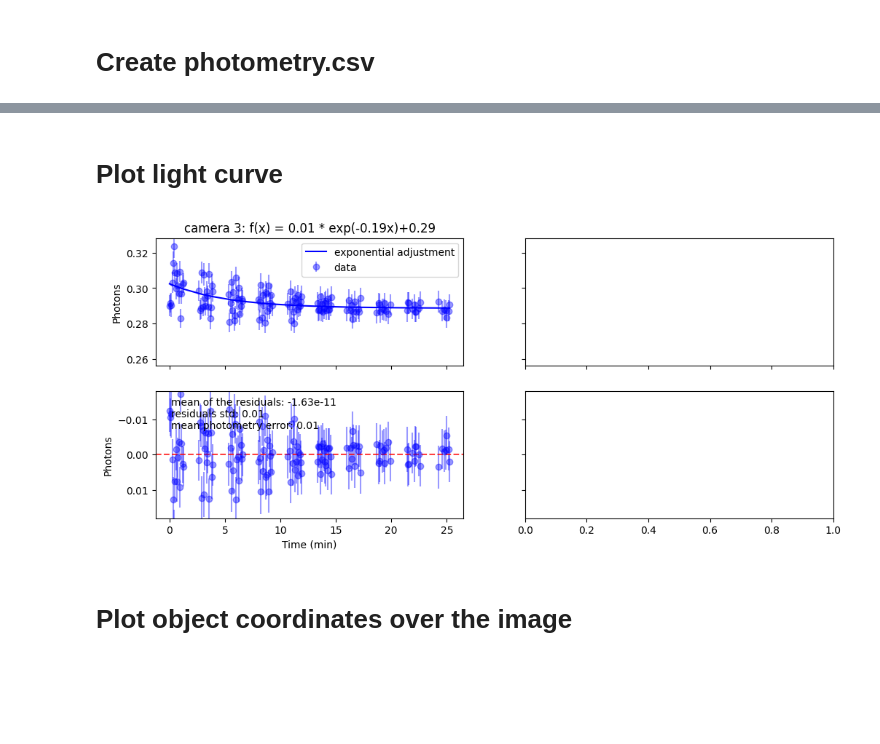
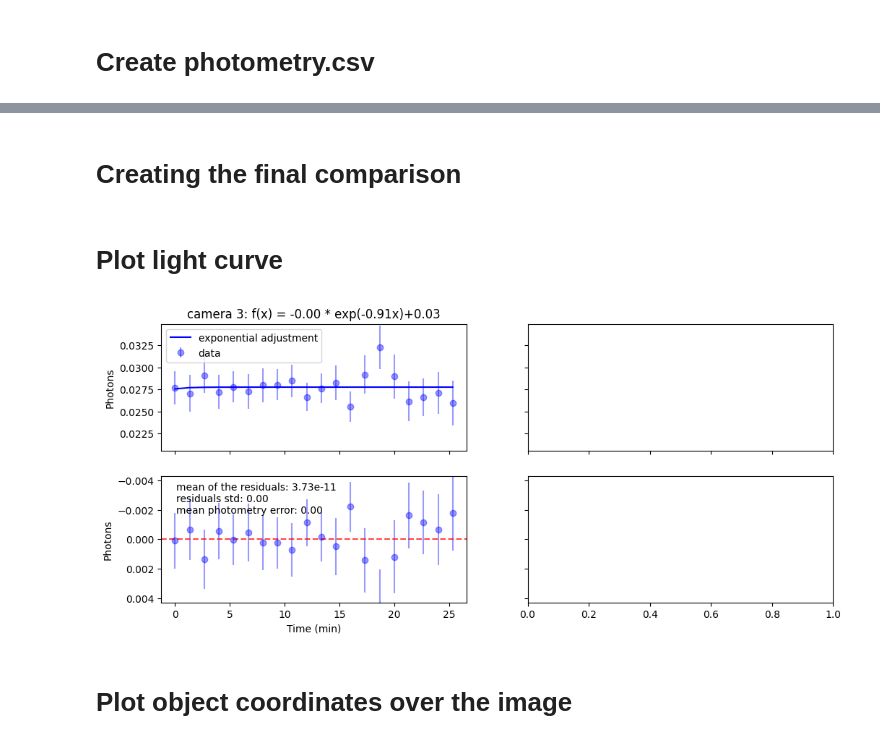
Before and after one commit to DBernardes/Tools-for-the-MOPTOP-pipeline-products, a Jupyter notebook: photometry_extraction.ipynb, the cells around one changed output, grey strips where cells are left out. Drawn from its saved outputs; the diff is of its cells as text; code cells hidden in the pictures; blank space fills up the shorter version.

```diff
--- a/photometry_extraction.ipynb
+++ b/photometry_extraction.ipynb
@@ -132,0 +135,17 @@ Set MJD-END to 60043.227145 from DATE-END'. [astropy.wcs.wcs]
+# %%
+import pandas as pd
+import matplotlib.pyplot as plt
+
+file = os.path.join(src_path, "..", "photometry", "comparison3_cam3.csv")
+df = pd.read_csv(file)
+x, y, radius, photons = df["xcoord"], df["ycoord"], df["psf_radius"], df["star_photons"]
+x /= np.median(x)
+y /= np.median(y)
+radius /= np.median(radius)
+photons /= np.median(photons)
+plt.plot(x, "b-o", alpha=0.7)
+plt.plot(y, "r-o", alpha=0.7)
+plt.plot(radius, "g-o", alpha=0.7)
+plt.plot(photons, "k-o", alpha=0.7)
+
+plt.show()
@@ -133,3 +182,5 @@ Set MJD-END to 60043.227145 from DATE-END'. [astropy.wcs.wcs]
+# %% [markdown]
+# Creating the final comparison
 # %% [markdown]
 # Plot light curve
 # %%
@@ -144,38 +195,6 @@ from astropy.time import Time
 
 def monoExp(x, a, b, c):
     return a * np.exp(-b * x) + c
-
-
-def read_csv_files(comparison_magnitude):
-    csv_path = os.path.join(src_path, "..", "photometry")
-    csv_file = os.path.join(csv_path, f"comparison1_cam{camera}.csv")
-    df = pd.read_csv(csv_file)
-    comp_1 = df["star_photons"]
-    comp_1_err = df["star_error"]
-    csv_file = os.path.join(csv_path, f"comparison2_cam{camera}.csv")
-    df = pd.read_csv(csv_file)
-    comp_2 = df["star_photons"]
-    comp_2_err = df["star_error"]
-
-    csv_file = os.path.join(csv_path, f"candidate6_cam{camera}.csv")
-    df = pd.read_csv(csv_file)
-    cand = df["star_photons"]
-    cand_err = df["star_error"]
-
-    comp = comp_2
-    comp_err = np.sqrt(comp_1_err**2 + comp_2_err**2)
-
-    cand /= comp
-    cand_err /= comp
-
-    # star_mag, star_mag_err = calc_obj_magnitude(
-    #     cand, cand_err, comp, comp_err, comparison_magnitude
-    # )
-
-    mjd = df["mjd"]
-    mjd = (mjd - mjd[0]) * 24 * 60
-
-    return mjd, cand, cand_err
 
 
 def calc_obj_magnitude(star_photons, star_err, comp_photons, comp_err, mag_comparison):
@@ -262,36 +281,51 @@ def plot_circular_data(mjd_start: float, ax):
         err = df["err"]
 
         ax.errorbar(
             mjd[:n],
             mag[:n],
             err[:n],
             marker="o",
             color=["r", "g"][idx],
             label="Circular " + circular,
             alpha=0.5,
             ls="none",
         )
 
 
-comparison_magnitude = 14.406
+def read_star_csv_files(candidate):
+    csv_path = os.path.join(src_path, "..", "photometry")
+
+    csv_file = os.path.join(csv_path, f"candidate{candidate}_cam{camera}.csv")
+    df = pd.read_csv(csv_file)
+    cand = df["star_photons"]
+    cand_err = df["star_error"]
+
+    mjd = df["mjd"]
+    mjd = (mjd - mjd[0]) * 24 * 60
+
+    return mjd, cand, cand_err
+
 
 fig, axs = plt.subplots(2, 2, figsize=(12, 5), sharex="col", sharey="row")
 for camera in [3]:
-    mjd, star, star_err = read_csv_files(comparison_magnitude)
+    mjd, star, star_err = read_star_csv_files(candidate=7)
+
+    star /= comp
+    star_err /= comp
 
     exp_adjust, *adjus_param = calc_exponential_adjust(mjd, star)
 
     ax = axs[0, camera - 3]
     plot_light_curve(ax, mjd, star, star_err, exp_adjust, adjus_param, 5)
 
     ax = axs[1, camera - 3]
     plot_residuals(ax, star, star_err, exp_adjust, 3)
 
 
 plt.savefig(os.path.join(src_path, "..", "plots", "light_curve.png"))
 plt.show()
 # %% [output]
-[figure, old version]
+[figure, new version]
 # %% [markdown]
 # Plot object coordinates over the image
 # %%
```
Also changed, not shown: parts of 5 cells of this notebook, 5 other files.
